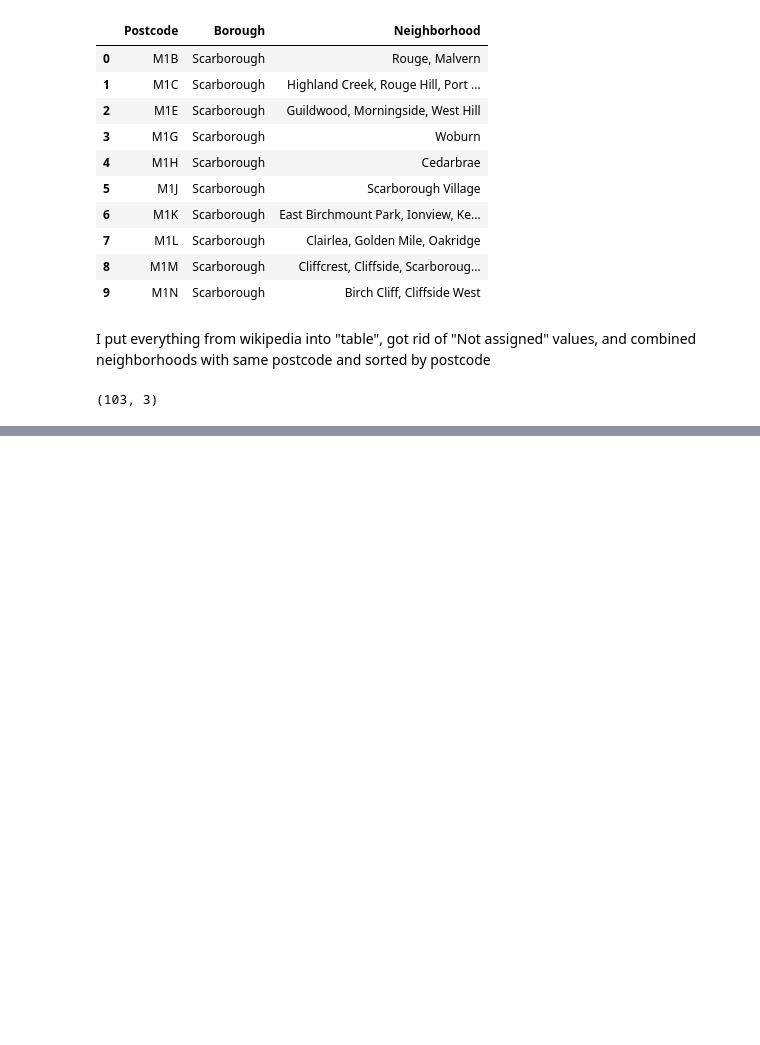
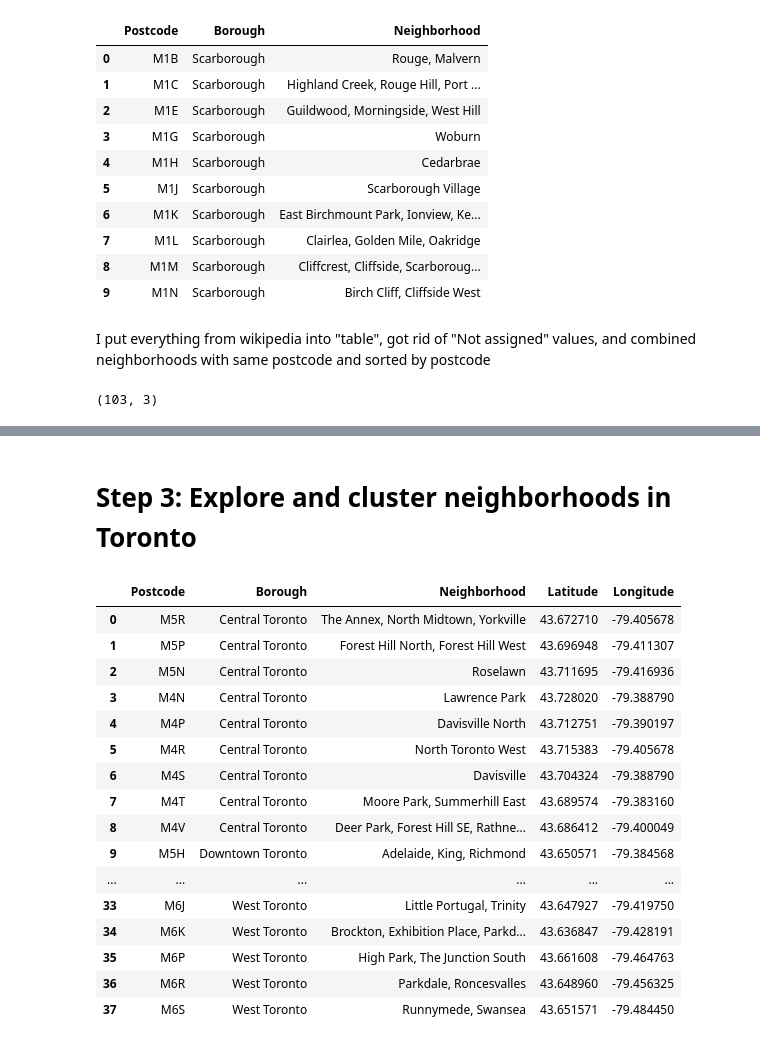
Before and after one commit to aberkowitz92/Coursera_Capstone, a Jupyter notebook: Capstone_Week_3.ipynb, the cells around one changed output, grey strips where cells are left out. Saved outputs shown, nothing was run; the diff lists cells and outputs as text; code cells hidden in the pictures; blank space fills up the shorter version.

```diff
--- a/Capstone_Week_3.ipynb
+++ b/Capstone_Week_3.ipynb
@@ -118,0 +164,25 @@ table.shape
+# %% [markdown]
+# Step 3: Explore and cluster neighborhoods in Toronto
+# %%
+# find boroughs that contain "Toronto"
+toronto_boroughs = toronto[toronto['Borough'].str.contains('Toronto')].reset_index(drop=True)
+toronto_boroughs = toronto_boroughs.sort_values(by=['Borough']).reset_index(drop=True)
+toronto_boroughs
+# %% [output]
+|  | Postcode | Borough | Neighborhood | Latitude | Longitude |
+| 0 | M5R | Central Toronto | The Annex, North Midtown, Yorkville | 43.672710 | -79.405678 |
+| 1 | M5P | Central Toronto | Forest Hill North, Forest Hill West | 43.696948 | -79.411307 |
+| 2 | M5N | Central Toronto | Roselawn | 43.711695 | -79.416936 |
+| 3 | M4N | Central Toronto | Lawrence Park | 43.728020 | -79.388790 |
+| 4 | M4P | Central Toronto | Davisville North | 43.712751 | -79.390197 |
+| 5 | M4R | Central Toronto | North Toronto West | 43.715383 | -79.405678 |
+| 6 | M4S | Central Toronto | Davisville | 43.704324 | -79.388790 |
+| 7 | M4T | Central Toronto | Moore Park, Summerhill East | 43.689574 | -79.383160 |
+| 8 | M4V | Central Toronto | Deer Park, Forest Hill SE, Rathne... | 43.686412 | -79.400049 |
+| 9 | M5H | Downtown Toronto | Adelaide, King, Richmond | 43.650571 | -79.384568 |
+| ... | ... | ... | ... | ... | ... |
+| 33 | M6J | West Toronto | Little Portugal, Trinity | 43.647927 | -79.419750 |
+| 34 | M6K | West Toronto | Brockton, Exhibition Place, Parkd... | 43.636847 | -79.428191 |
+| 35 | M6P | West Toronto | High Park, The Junction South | 43.661608 | -79.464763 |
+| 36 | M6R | West Toronto | Parkdale, Roncesvalles | 43.648960 | -79.456325 |
+| 37 | M6S | West Toronto | Runnymede, Swansea | 43.651571 | -79.484450 |
```
Also changed, not shown: parts of 31 cells of this notebook.
